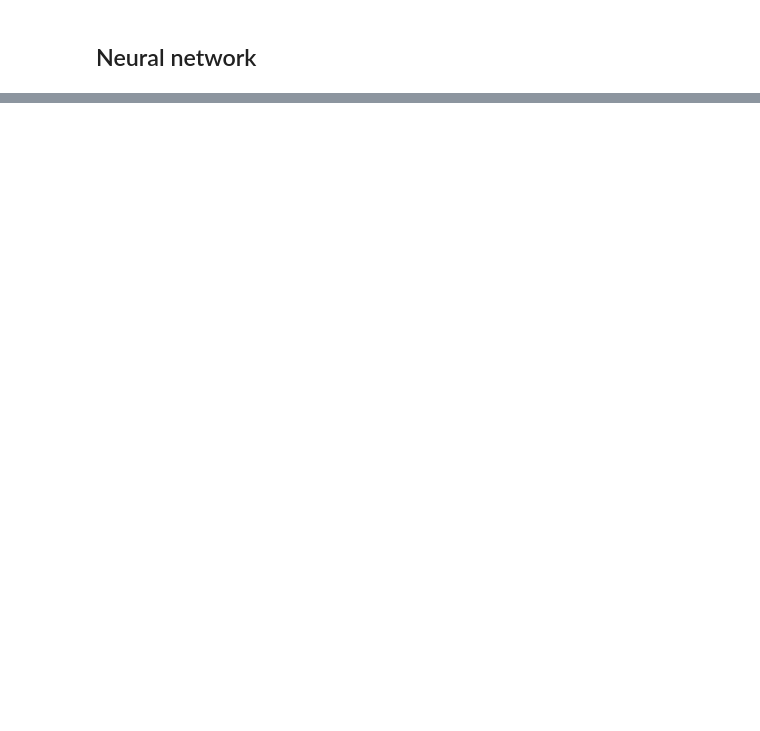
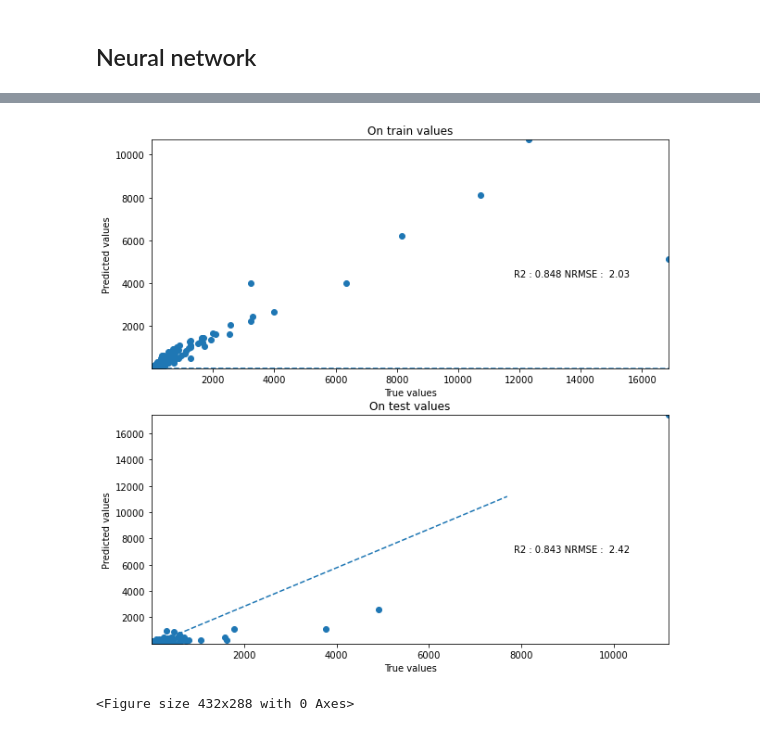
Before and after one commit to NicoJanko/Project_4_OPC, a Jupyter notebook: Projet_4_CO2.ipynb, the cells around one changed output, grey strips where cells are left out. Cells and saved outputs as stored; diff of their text form; code cells hidden in the pictures; blank space fills up the shorter version.

```diff
--- a/Projet_4_CO2.ipynb
+++ b/Projet_4_CO2.ipynb
@@ -271,7 +346,8 @@ true_pred_plot(ytrain, model3.predict(xtrain), ytest, model3.predict(xtest))
 # %%
 from sklearn.ensemble import RandomForestRegressor
-rfr = RandomForestRegressor(n_estimators=1000, verbose = 1)
+rfr = RandomForestRegressor(n_estimators=5000, verbose = 1)
 
-model = rfr.fit(xtrain,ytrain)
+model_rfr = rfr.fit(xtrain,ytrain)
 
-true_pred_plot(ytrain, model.predict(xtrain), ytest, model.predict(xtest))
+true_pred_plot(ytrain, model_rfr.predict(xtrain), ytest, model_rfr.predict(xtest))
+# %% [output]
@@ -278,3 +360,5 @@ true_pred_plot(ytrain, model.predict(xtrain), ytest, model.predict(xtest))
+[figure, added]
+<Figure size 432x288 with 0 Axes>
 # %%
 from sklearn.ensemble import GradientBoostingRegressor
 
```
Also changed, not shown: parts of 18 cells of this notebook, 1 other file.
